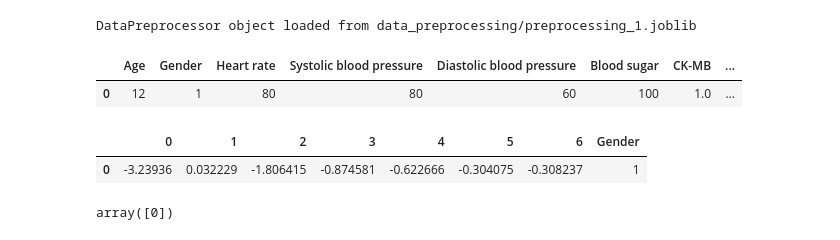
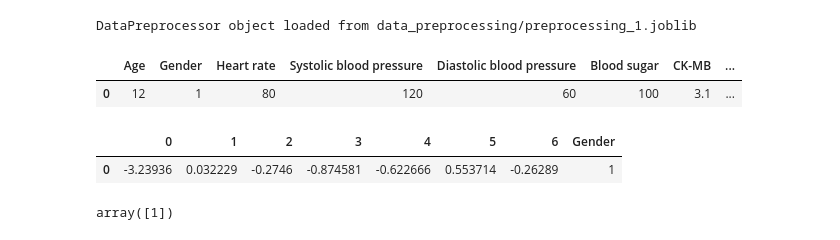
Before and after one commit to FuZhangCheng/fyp-project, a Jupyter notebook: FYP_notebook.ipynb, the cells around one changed output. Saved outputs shown, nothing was run; the diff lists cells and outputs as text; code cells hidden in the pictures.

```diff
--- a/FYP_notebook.ipynb
+++ b/FYP_notebook.ipynb
@@ -322,28 +349,28 @@ record = {
     'Age': 12,
     "Gender": 1,
     'Heart rate': 80,
-    'Systolic blood pressure': 80,
+    'Systolic blood pressure': 120,
     "Diastolic blood pressure": 60,
     "Blood sugar": 100,
-    "CK-MB": 1.0,
-    "Troponin": 0.01,
-    "Result": "negative"
+    "CK-MB": 3.1,
+    "Troponin": 1
 }
 
 record = pd.DataFrame([record])
 record
 # %% [output]
 |  | Age | Gender | Heart rate | Systolic blood pressure | Diastolic blood pressure | Blood sugar | CK-MB | ... |
-| 0 | 12 | 1 | 80 | 80 | 60 | 100 | 1.0 | ... |
+| 0 | 12 | 1 | 80 | 120 | 60 | 100 | 3.1 | ... |
 # %%
 preprocessed_data = pd.DataFrame(preprocessor.transform(record))
+preprocessed_data.columns = preprocessed_data.columns.astype(str)
 preprocessed_data["Gender"] = 1
 preprocessed_data
 # %% [output]
 |  | 0 | 1 | 2 | 3 | 4 | 5 | 6 | Gender |
-| 0 | -3.23936 | 0.032229 | -1.806415 | -0.874581 | -0.622666 | -0.304075 | -0.308237 | 1 |
+| 0 | -3.23936 | 0.032229 | -0.2746 | -0.874581 | -0.622666 | 0.553714 | -0.26289 | 1 |
 # %%
 re = mlp_model.predict(preprocessed_data)
 re
 # %% [output]
-array([0])
+array([1])
```
Also changed, not shown: parts of 4 cells of this notebook.
